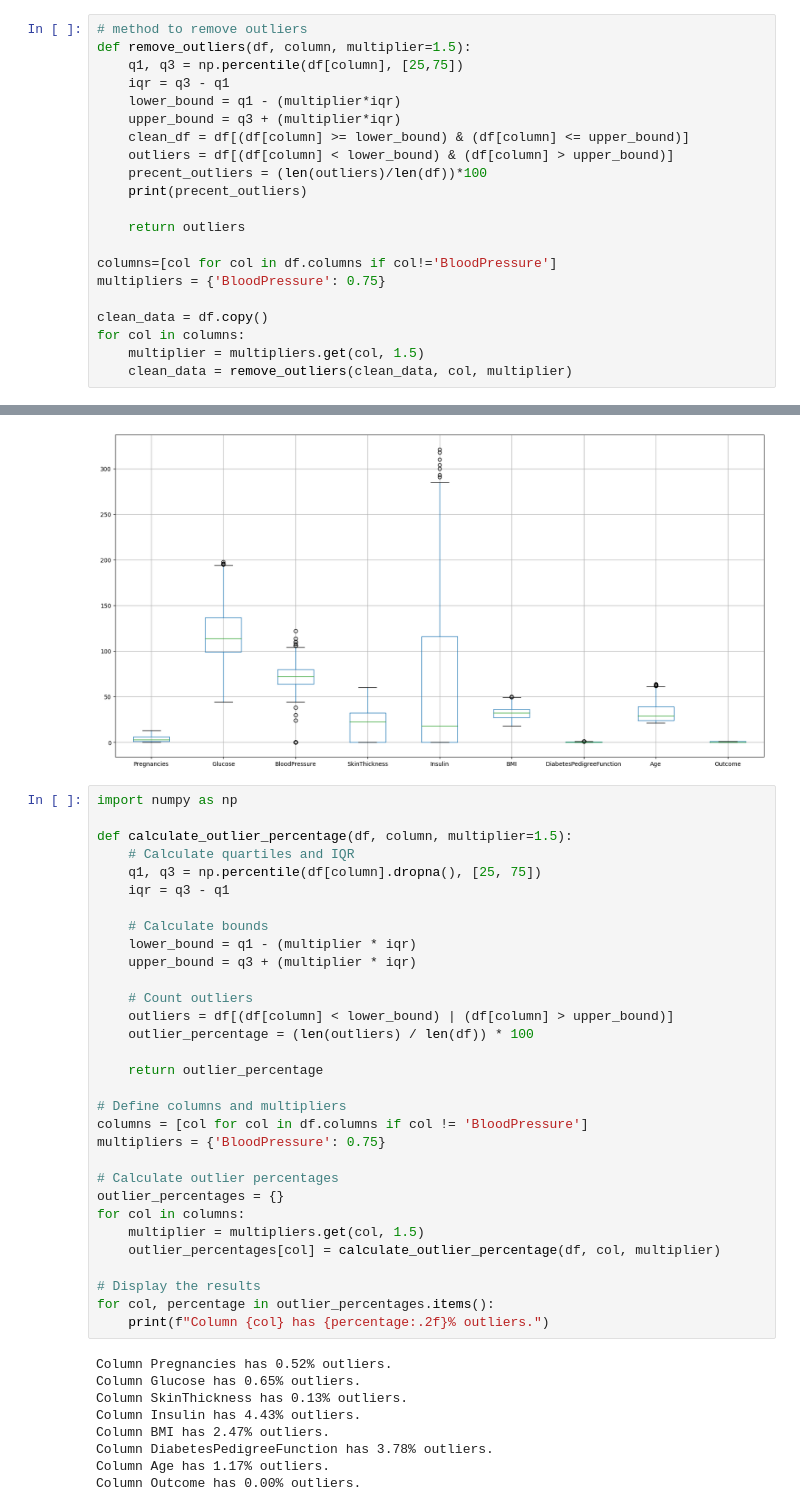
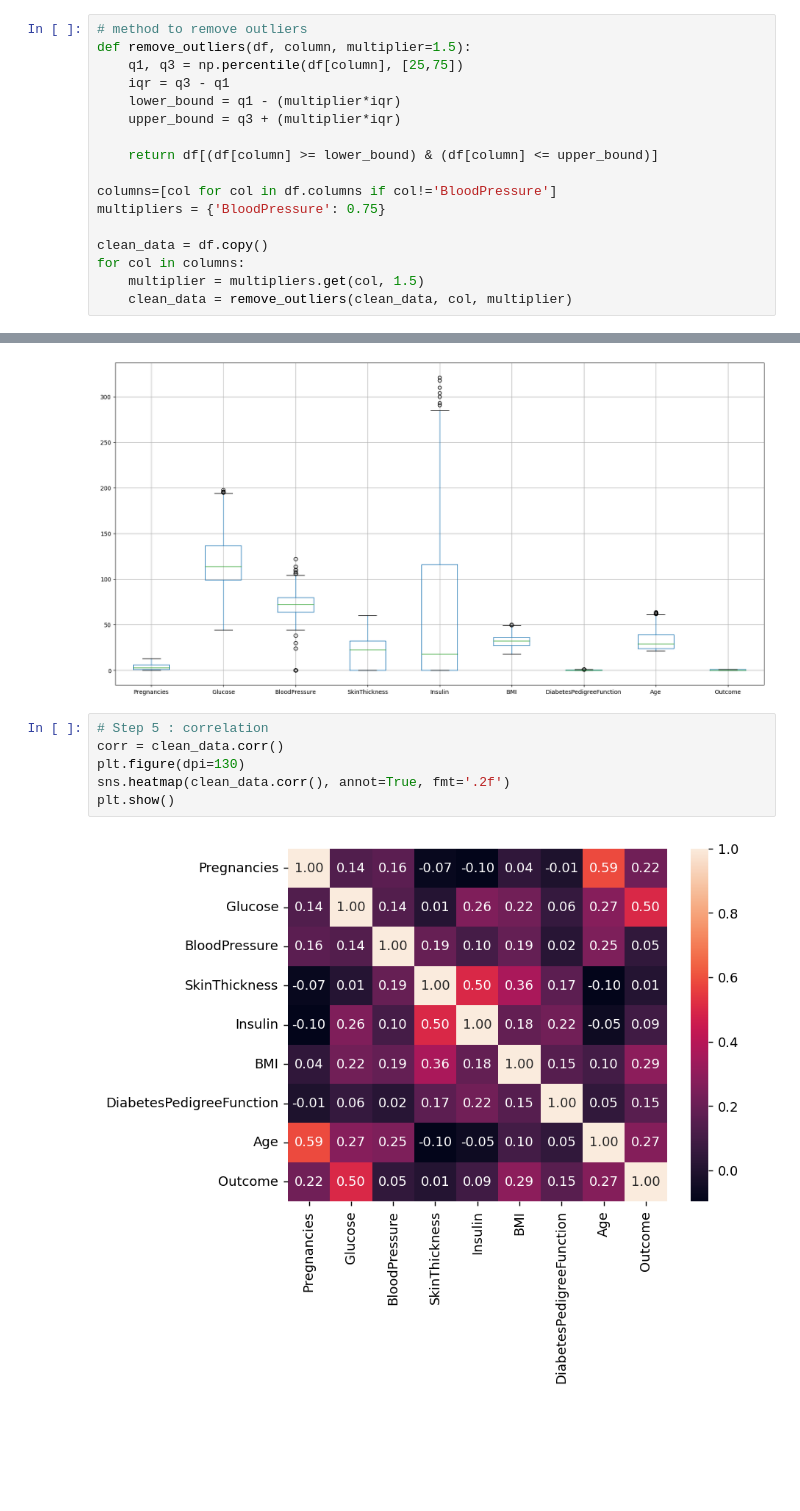
Before and after one commit to rahulyadav-7/eda_practice, a Jupyter notebook: notebooks/diabetes.ipynb, the cells around one changed output, grey strips where cells are left out. Saved outputs shown, nothing was run; the diff lists cells and outputs as text; blank space fills up the shorter version.

```diff
--- a/notebooks/diabetes.ipynb
+++ b/notebooks/diabetes.ipynb
@@ -115,12 +115,8 @@ def remove_outliers(df, column, multiplier=1.5):
     iqr = q3 - q1
     lower_bound = q1 - (multiplier*iqr)
     upper_bound = q3 + (multiplier*iqr)
-    clean_df = df[(df[column] >= lower_bound) & (df[column] <= upper_bound)]
-    outliers = df[(df[column] < lower_bound) & (df[column] > upper_bound)]
-    precent_outliers = (len(outliers)/len(df))*100
-    print(precent_outliers)
 
-    return outliers
+    return df[(df[column] >= lower_bound) & (df[column] <= upper_bound)]
 
 columns=[col for col in df.columns if col!='BloodPressure']
 multipliers = {'BloodPressure': 0.75}
@@ -134,43 +130,11 @@ clean_data.boxplot(figsize=(20,10))
 # %% [output]
 <Axes: >
 [figure]
-# %%
-import numpy as np
-
-def calculate_outlier_percentage(df, column, multiplier=1.5):
-    # Calculate quartiles and IQR
-    q1, q3 = np.percentile(df[column].dropna(), [25, 75])
-    iqr = q3 - q1
-
-    # Calculate bounds
-    lower_bound = q1 - (multiplier * iqr)
-    upper_bound = q3 + (multiplier * iqr)
-
-    # Count outliers
-    outliers = df[(df[column] < lower_bound) | (df[column] > upper_bound)]
-    outlier_percentage = (len(outliers) / len(df)) * 100
-
-    return outlier_percentage
-
-# Define columns and multipliers
-columns = [col for col in df.columns if col != 'BloodPressure']
-multipliers = {'BloodPressure': 0.75}
-
-# Calculate outlier percentages
-outlier_percentages = {}
-for col in columns:
-    multiplier = multipliers.get(col, 1.5)
-    outlier_percentages[col] = calculate_outlier_percentage(df, col, multiplier)
-
-# Display the results
-for col, percentage in outlier_percentages.items():
-    print(f"Column {col} has {percentage:.2f}% outliers.")
-# %% [output]
-Column Pregnancies has 0.52% outliers.
-Column Glucose has 0.65% outliers.
-Column SkinThickness has 0.13% outliers.
-Column Insulin has 4.43% outliers.
-Column BMI has 2.47% outliers.
-Column DiabetesPedigreeFunction has 3.78% outliers.
-Column Age has 1.17% outliers.
-Column Outcome has 0.00% outliers.
+# %%
+# Step 5 : correlation
+corr = clean_data.corr()
+plt.figure(dpi=130)
+sns.heatmap(clean_data.corr(), annot=True, fmt='.2f')
+plt.show()
+# %% [output]
+[figure, added]
```
Also changed, not shown: parts of 13 cells of this notebook, 4 other files.
